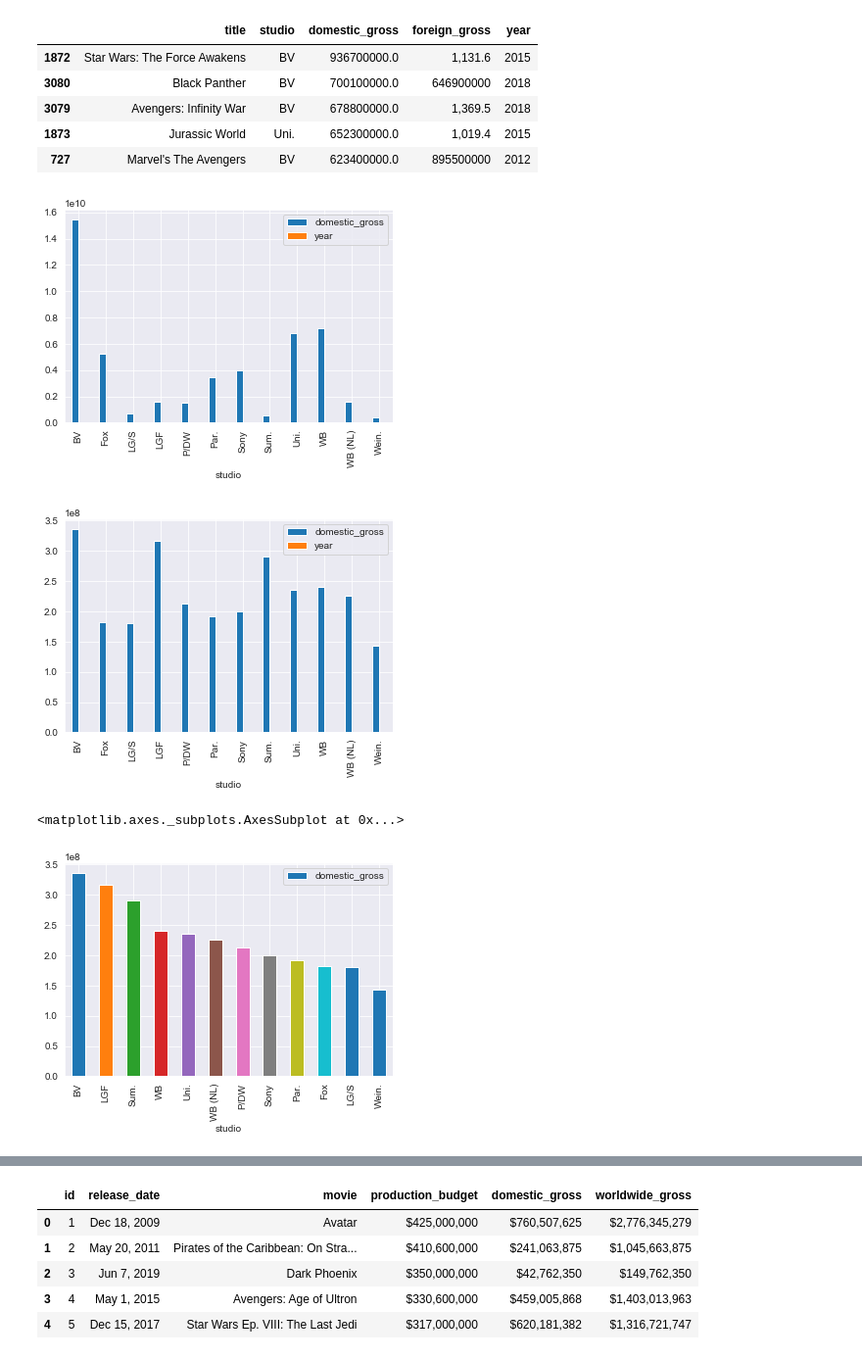
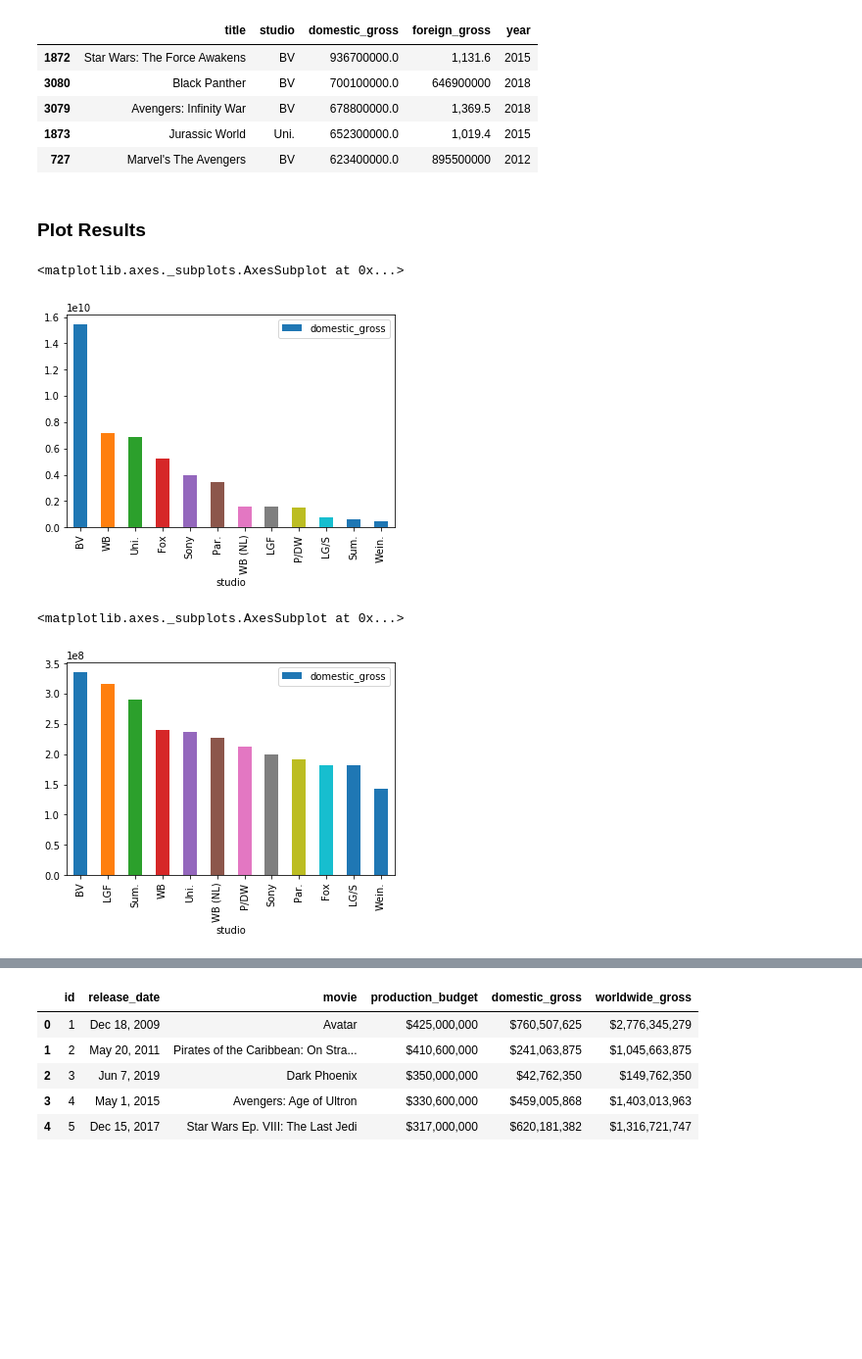
Before and after one commit to joshblumer/dsc-mod-1-project-v2-1-online-ds-sp-000, a Jupyter notebook: student.ipynb, the cells around one changed output, grey strips where cells are left out. Shown: that part at 98% size. Drawn from its saved outputs; the diff is of its cells as text; code cells hidden in the pictures; blank space fills up the shorter version.

```diff
--- a/student.ipynb
+++ b/student.ipynb
@@ -25,8 +25,8 @@ import seaborn as sns
 # Import and preview file
 
 bom_movie_gross = 'zippedData/bom.movie_gross.csv.gz'
-df2 = pd.read_csv(bom_movie_gross)
-df2.head()
+df1 = pd.read_csv(bom_movie_gross)
+df1.head()
 # %% [output]
 |  | title | studio | domestic_gross | foreign_gross | year |
 | 0 | Toy Story 3 | BV | 415000000.0 | 652000000 | 2010 |
@@ -64,7 +64,7 @@ df2['domestic_gross'].isnull().sum()
 # %%
 # Omit null attributes by only iterating over file containing rows with no null attributes
 
-revised_dg = df2[df2['domestic_gross'].notna()]
+revised_dg = df1[df1['domestic_gross'].notna()]
 # %%
 # Evaluate changes to metadata
 
@@ -92,23 +92,20 @@ top_200.head()
 | 3079 | Avengers: Infinity War | BV | 678800000.0 | 1,369.5 | 2018 |
 | 1873 | Jurassic World | Uni. | 652300000.0 | 1,019.4 | 2015 |
 | 727 | Marvel's The Avengers | BV | 623400000.0 | 895500000 | 2012 |
+# %% [markdown]
+### Plot Results
 # %%
 # Plot top 200 grossing films domestic gross sum by studio
 
-top_studios = top_200.sort_values(['studio', 'domestic_gross'], ascending = False).groupby('studio').sum().plot(kind = 'bar')
+top_200[['studio', 'domestic_gross']].groupby('studio').sum().reset_index().sort_values('domestic_gross', ascending = False).plot(kind = 'bar', x = 'studio', y = 'domestic_gross')
 # %% [output]
+<matplotlib.axes._subplots.AxesSubplot at 0x...>
-[figure, old version]
+[figure, new version]
-# %%
-# Plot top 200 grossing films domestic gross mean by studio
-
-top_studios = top_200.sort_values(['studio', 'domestic_gross'], ascending = False).groupby('studio').mean().plot(kind = 'bar')
-# %% [output]
-[figure, removed]
 # %%
 # Visualize top 200 grossing films mean by studio in descending order
 
 top_200[['studio', 'domestic_gross']].groupby('studio').mean().reset_index().sort_values('domestic_gross', ascending = False).plot(kind = 'bar', x = 'studio', y = 'domestic_gross')
 # %% [output]
 <matplotlib.axes._subplots.AxesSubplot at 0x...>
-[figure, old version]
+[figure, new version]
 # %% [markdown]
```
Also changed, not shown: parts of 35 cells of this notebook.
